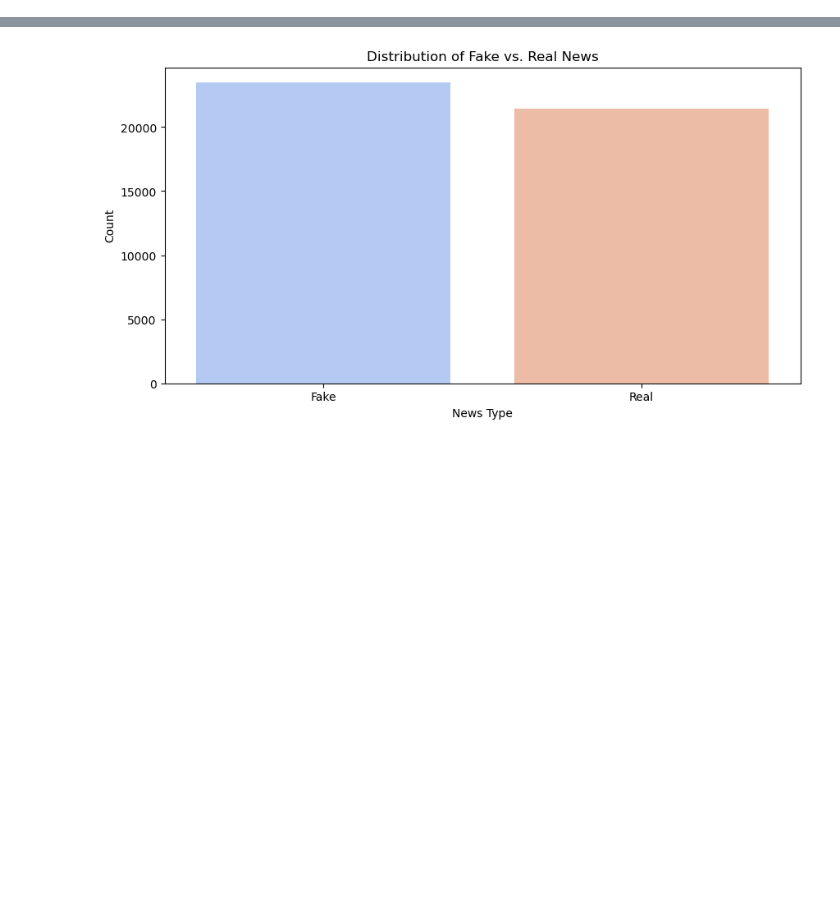
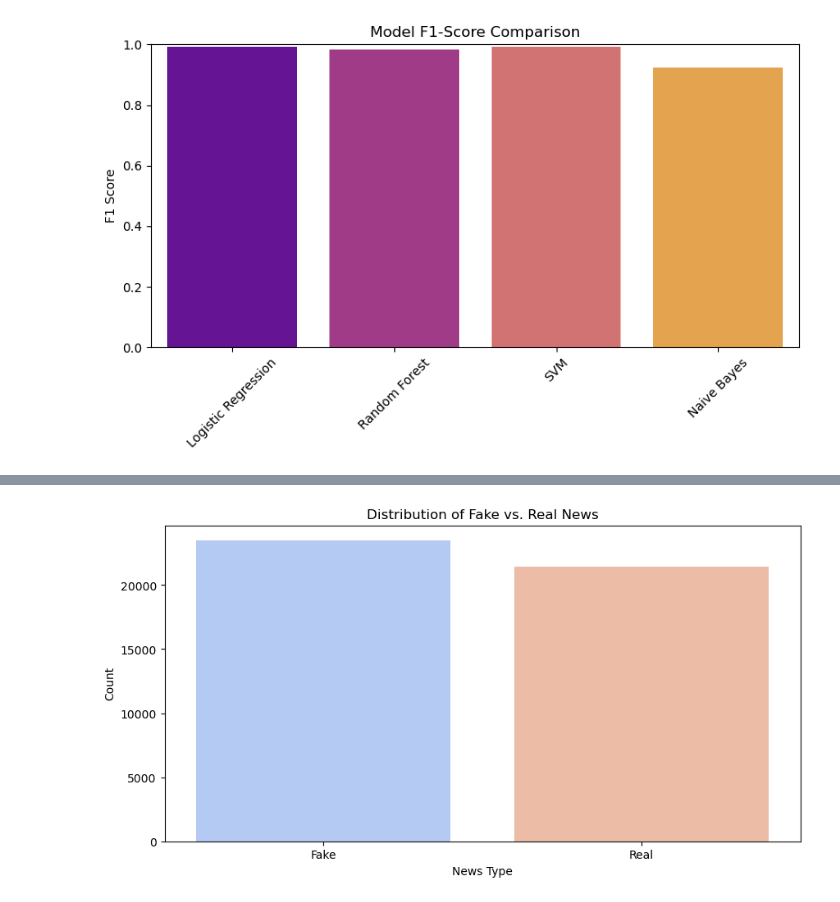
Before and after one commit to santosh2580/Fake-News-Detection, a Jupyter notebook: app.ipynb, the cells around one changed output, grey strips where cells are left out. Saved outputs shown, nothing was run; the diff lists cells and outputs as text; code cells hidden in the pictures; blank space fills up the shorter version.

```diff
--- a/app.ipynb
+++ b/app.ipynb
@@ -118,0 +99,6 @@ plt.show()
+# %%
+# Hyperparameter tuning for Logistic Regression
+lr_param_grid = {'C': [0.01, 0.1, 1, 10], 'solver': ['liblinear', 'saga'], 'max_iter': [100, 200, 500]}
+lr_grid_search = GridSearchCV(LogisticRegression(), lr_param_grid, cv=5, n_jobs=-1, verbose=1)
+lr_grid_search.fit(xv_train, ytrain)
+lr_best = lr_grid_search.best_estimator_
@@ -118,0 +118,6 @@ plt.show()
+# %%
+# Voting Classifier
+voting_clf = VotingClassifier(estimators=[
+    ('lr', lr_best), ('rf', rf_best), ('svm', svm_model), ('nb', nb_model)
+], voting='soft')
+voting_clf.fit(xv_train, ytrain)
@@ -128,0 +190,13 @@ plt.show()
+# %%
+
+# F1 Score Barplot
+plt.figure(figsize=(8, 5))
+sns.barplot(x=list(f1_scores.keys()), y=list(f1_scores.values()), palette='plasma')
+plt.ylim(0, 1)
+plt.ylabel("F1 Score")
+plt.title("Model F1-Score Comparison")
+plt.xticks(rotation=45)
+plt.tight_layout()
+plt.show()
+# %% [output]
+[figure, added]
```
Also changed, not shown: parts of 25 cells of this notebook, 11 other files.
